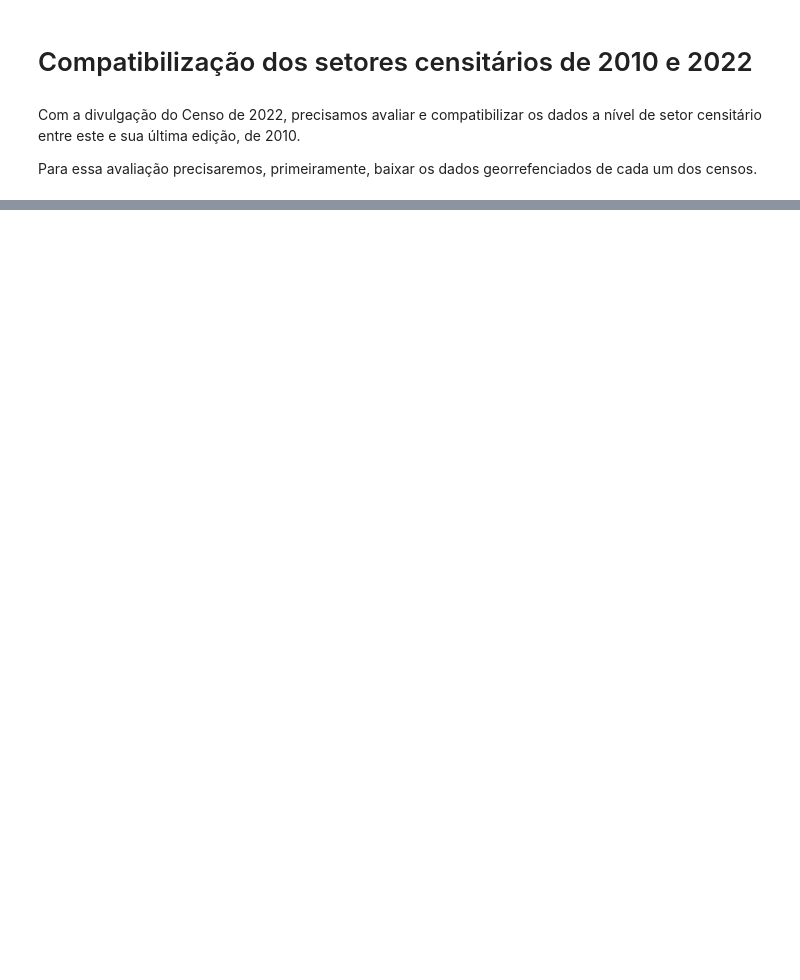
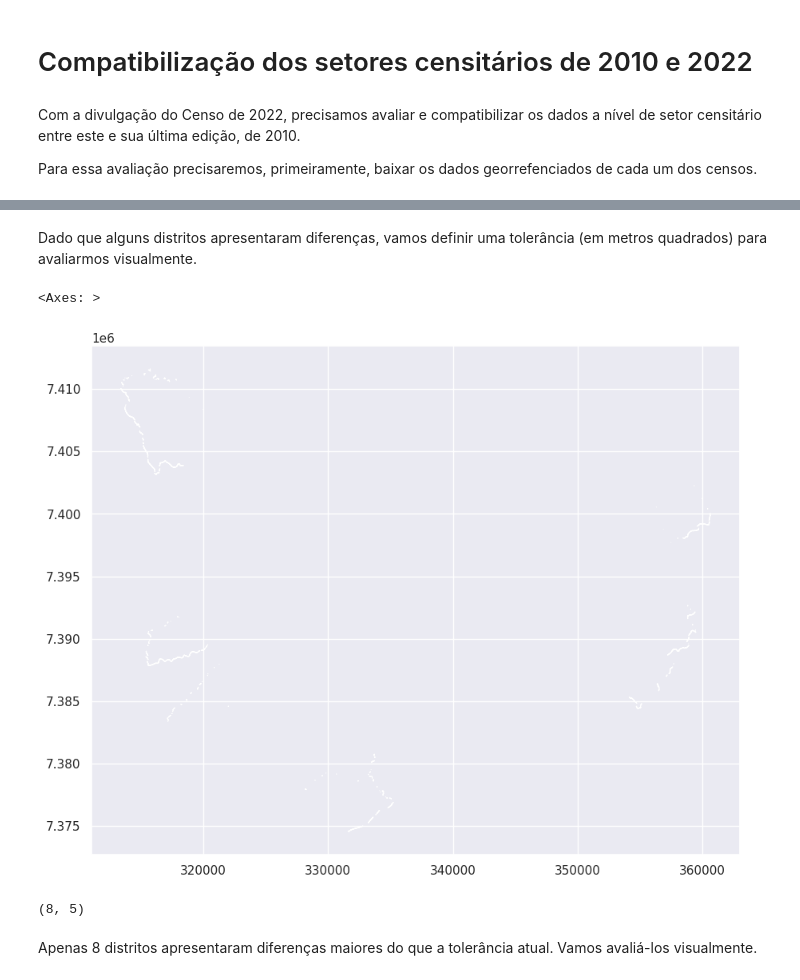
Before and after one commit to sepep-pmsp/compatibilizacao-setores-censitarios, a Jupyter notebook: Compatibilização.ipynb, the cells around one changed output, grey strips where cells are left out. Drawn from its saved outputs; the diff is of its cells as text; code cells hidden in the pictures; blank space fills up the shorter version.

```diff
--- a/Compatibilização.ipynb
+++ b/Compatibilização.ipynb
@@ -47,0 +224,4 @@ distritos22
+# %%
+diferenca['area'] = diferenca.geometry.area
+diferenca = diferenca.sort_values('area', ascending=False)
+diferenca
@@ -47,0 +242,15 @@ distritos22
+# %% [markdown]
+Dado que alguns distritos apresentaram diferenças, vamos definir uma tolerância (em metros quadrados) para avaliarmos visualmente.
+# %%
+tolerancia_distritos = 5**2
+# %%
+diferenca[diferenca.geometry.area > tolerancia_distritos].plot()
+# %% [output]
+<Axes: >
+[figure, added]
+# %%
+diferenca[diferenca.geometry.area > tolerancia_distritos].shape
+# %% [output]
+(8, 5)
+# %% [markdown]
+Apenas 8 distritos apresentaram diferenças maiores do que a tolerância atual. Vamos avaliá-los visualmente.
```
Also changed, not shown: parts of 46 cells of this notebook.
